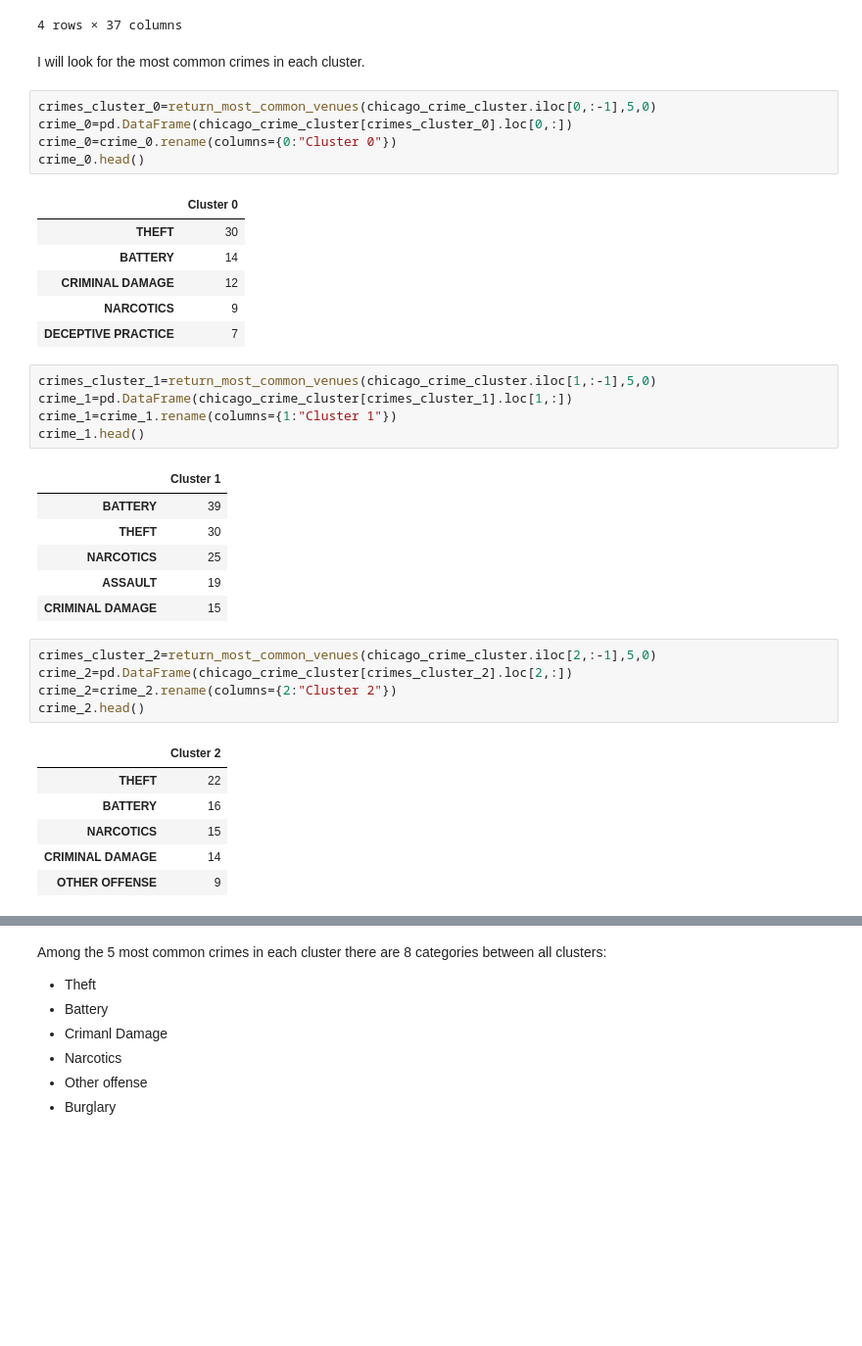
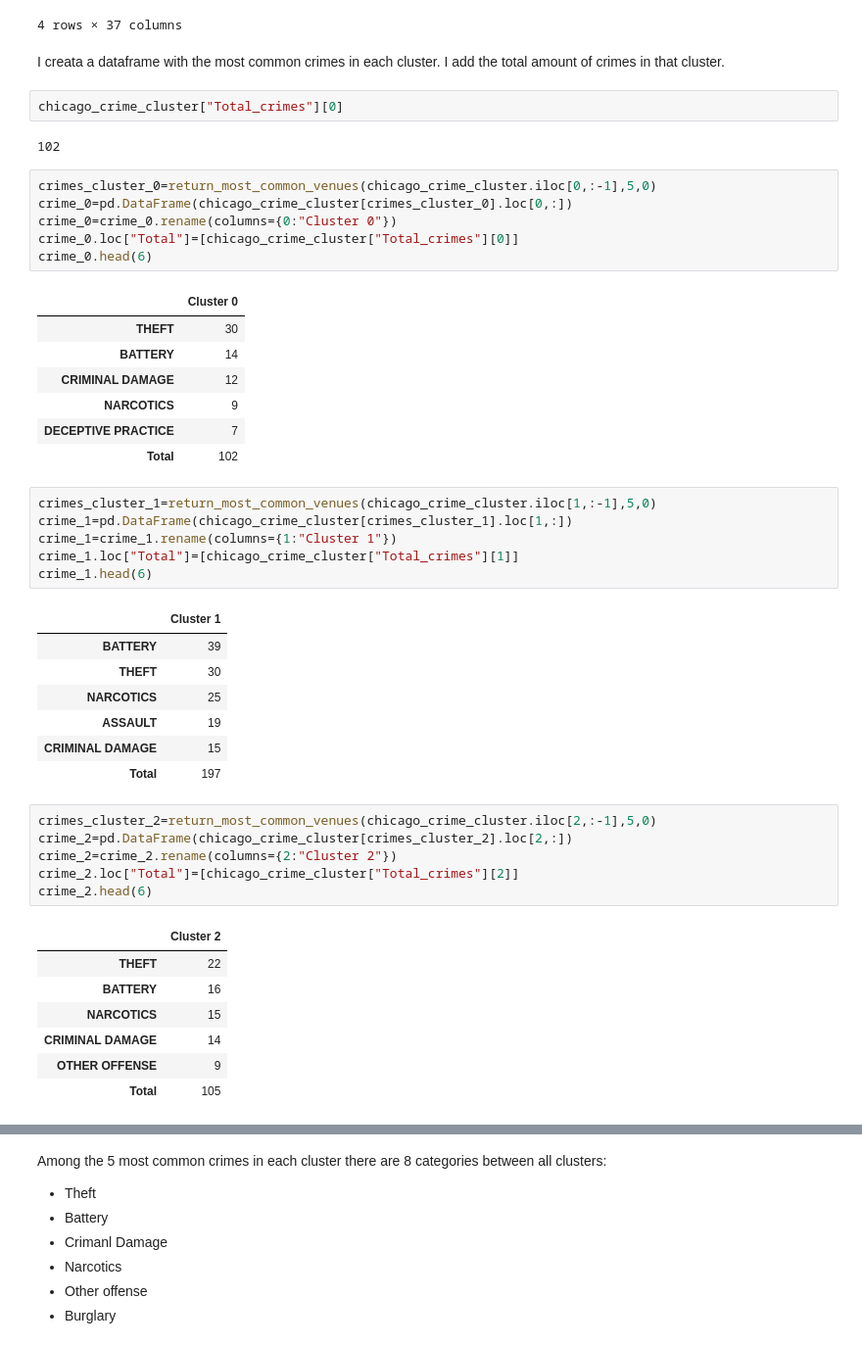
Before and after one commit to JG-AM/Coursera_Capstone, a Jupyter notebook: Final-Project. Correlations of crime and land use in Chicago.ipynb, the cells around one changed output, grey strips where cells are left out. Shown at 98% size. Drawn from its saved outputs; the diff is of its cells as text; blank space fills up the shorter version.

```diff
--- a/Final-Project. Correlations of crime and land use in Chicago.ipynb
+++ b/Final-Project. Correlations of crime and land use in Chicago.ipynb
@@ -416,24 +426,31 @@ chicago_crime_cluster.head()
 | 3 | 3 | 0 | 4 | 12 | 6 | 0 | 0 | ... |
 4 rows × 37 columns
 # %% [markdown]
-I will look for the most common crimes in each cluster.
+I creata a dataframe with the most common crimes in each cluster. I add the total amount of crimes in that cluster.
+# %%
+chicago_crime_cluster["Total_crimes"][0]
+# %% [output]
+102
 # %%
 crimes_cluster_0=return_most_common_venues(chicago_crime_cluster.iloc[0,:-1],5,0)
 crime_0=pd.DataFrame(chicago_crime_cluster[crimes_cluster_0].loc[0,:])
 crime_0=crime_0.rename(columns={0:"Cluster 0"})
-crime_0.head()
+crime_0.loc["Total"]=[chicago_crime_cluster["Total_crimes"][0]]
+crime_0.head(6)
 # %% [output]
 |  | Cluster 0 |
 | THEFT | 30 |
 | BATTERY | 14 |
 | CRIMINAL DAMAGE | 12 |
 | NARCOTICS | 9 |
 | DECEPTIVE PRACTICE | 7 |
+| Total | 102 |
 # %%
 crimes_cluster_1=return_most_common_venues(chicago_crime_cluster.iloc[1,:-1],5,0)
 crime_1=pd.DataFrame(chicago_crime_cluster[crimes_cluster_1].loc[1,:])
 crime_1=crime_1.rename(columns={1:"Cluster 1"})
-crime_1.head()
+crime_1.loc["Total"]=[chicago_crime_cluster["Total_crimes"][1]]
+crime_1.head(6)
 # %% [output]
 |  | Cluster 1 |
 | BATTERY | 39 |
@@ -441,11 +458,13 @@ crime_1.head()
 | NARCOTICS | 25 |
 | ASSAULT | 19 |
 | CRIMINAL DAMAGE | 15 |
+| Total | 197 |
 # %%
 crimes_cluster_2=return_most_common_venues(chicago_crime_cluster.iloc[2,:-1],5,0)
 crime_2=pd.DataFrame(chicago_crime_cluster[crimes_cluster_2].loc[2,:])
 crime_2=crime_2.rename(columns={2:"Cluster 2"})
-crime_2.head()
+crime_2.loc["Total"]=[chicago_crime_cluster["Total_crimes"][2]]
+crime_2.head(6)
 # %% [output]
 |  | Cluster 2 |
 | THEFT | 22 |
@@ -453,6 +472,7 @@ crime_2.head()
 | NARCOTICS | 15 |
 | CRIMINAL DAMAGE | 14 |
 | OTHER OFFENSE | 9 |
+| Total | 105 |
 # %%
 crimes_cluster_3=return_most_common_venues(chicago_crime_cluster.iloc[3,:-1],5,0)
 crime_3=pd.DataFrame(chicago_crime_cluster[crimes_cluster_3].loc[3,:])
```
Also changed, not shown: parts of 77 cells of this notebook, 9 other files.
